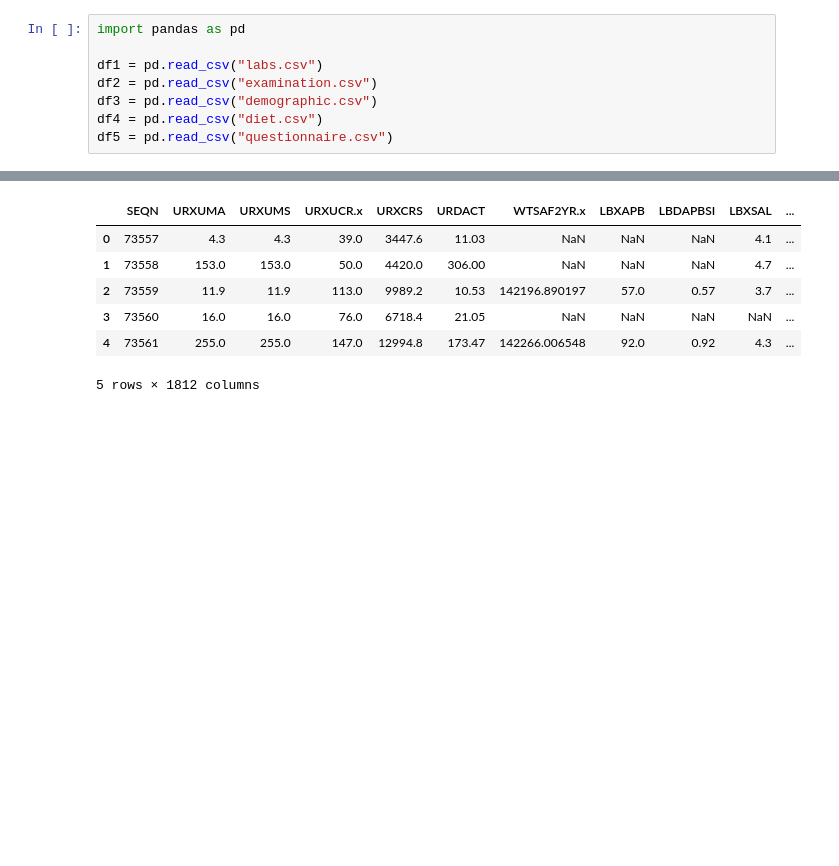
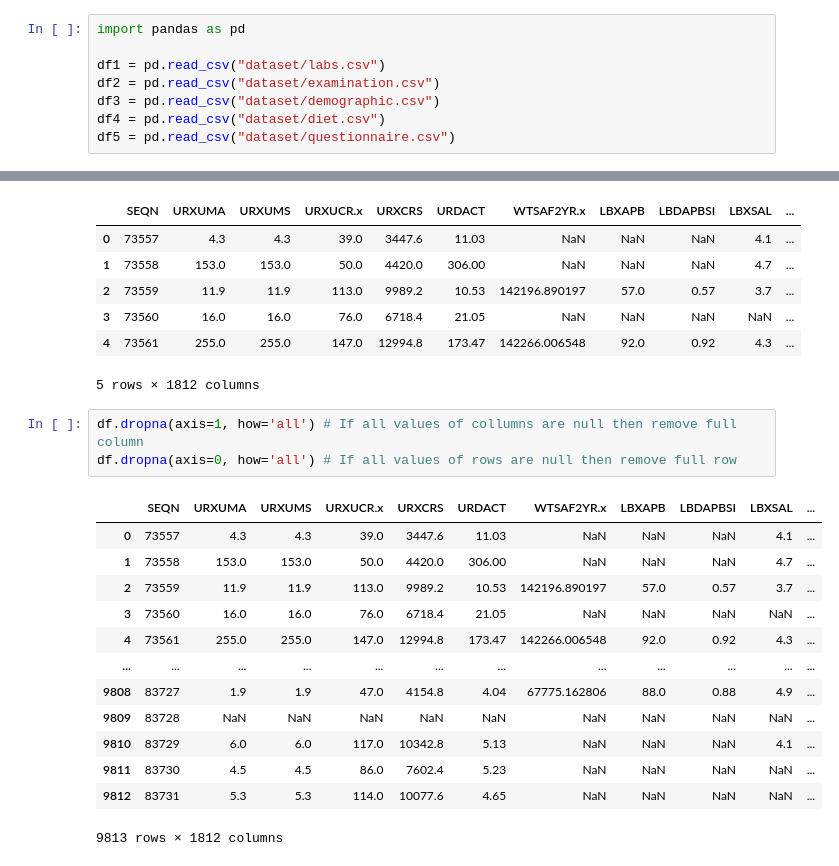
Before and after one commit to espSiyam/Data-Science--Analytics---AI-for-Business---the-Real-World-, a Jupyter notebook: Case Studies/2. Diabetes Analysis.ipynb, the cells around one changed output, grey strips where cells are left out. Drawn from its saved outputs; the diff is of its cells as text; blank space fills up the shorter version.

```diff
--- a/Case Studies/2. Diabetes Analysis.ipynb
+++ b/Case Studies/2. Diabetes Analysis.ipynb
@@ -208,8 +208,8 @@ A complete variable dictionary can be found [here](https://wwwn.cdc.gov/Nchs/Nha
 # %%
 import pandas as pd
 
-df1 = pd.read_csv("labs.csv")
-df2 = pd.read_csv("examination.csv")
-df3 = pd.read_csv("demographic.csv")
-df4 = pd.read_csv("diet.csv")
-df5 = pd.read_csv("questionnaire.csv")
+df1 = pd.read_csv("dataset/labs.csv")
+df2 = pd.read_csv("dataset/examination.csv")
+df3 = pd.read_csv("dataset/demographic.csv")
+df4 = pd.read_csv("dataset/diet.csv")
+df5 = pd.read_csv("dataset/questionnaire.csv")
@@ -338,3 +357,20 @@ df.head()
 | 3 | 73560 | 16.0 | 16.0 | 76.0 | 6718.4 | 21.05 | NaN | NaN | NaN | NaN | ... |
 | 4 | 73561 | 255.0 | 255.0 | 147.0 | 12994.8 | 173.47 | 142266.006548 | 92.0 | 0.92 | 4.3 | ... |
 5 rows × 1812 columns
+# %%
+df.dropna(axis=1, how='all') # If all values of collumns are null then remove full column
+df.dropna(axis=0, how='all') # If all values of rows are null then remove full row
+# %% [output]
+|  | SEQN | URXUMA | URXUMS | URXUCR.x | URXCRS | URDACT | WTSAF2YR.x | LBXAPB | LBDAPBSI | LBXSAL | ... |
+| 0 | 73557 | 4.3 | 4.3 | 39.0 | 3447.6 | 11.03 | NaN | NaN | NaN | 4.1 | ... |
+| 1 | 73558 | 153.0 | 153.0 | 50.0 | 4420.0 | 306.00 | NaN | NaN | NaN | 4.7 | ... |
+| 2 | 73559 | 11.9 | 11.9 | 113.0 | 9989.2 | 10.53 | 142196.890197 | 57.0 | 0.57 | 3.7 | ... |
+| 3 | 73560 | 16.0 | 16.0 | 76.0 | 6718.4 | 21.05 | NaN | NaN | NaN | NaN | ... |
+| 4 | 73561 | 255.0 | 255.0 | 147.0 | 12994.8 | 173.47 | 142266.006548 | 92.0 | 0.92 | 4.3 | ... |
+| ... | ... | ... | ... | ... | ... | ... | ... | ... | ... | ... | ... |
+| 9808 | 83727 | 1.9 | 1.9 | 47.0 | 4154.8 | 4.04 | 67775.162806 | 88.0 | 0.88 | 4.9 | ... |
+| 9809 | 83728 | NaN | NaN | NaN | NaN | NaN | NaN | NaN | NaN | NaN | ... |
+| 9810 | 83729 | 6.0 | 6.0 | 117.0 | 10342.8 | 5.13 | NaN | NaN | NaN | 4.1 | ... |
+| 9811 | 83730 | 4.5 | 4.5 | 86.0 | 7602.4 | 5.23 | NaN | NaN | NaN | NaN | ... |
+| 9812 | 83731 | 5.3 | 5.3 | 114.0 | 10077.6 | 4.65 | NaN | NaN | NaN | NaN | ... |
+9813 rows × 1812 columns
```
Also changed, not shown: parts of 22 cells of this notebook.
